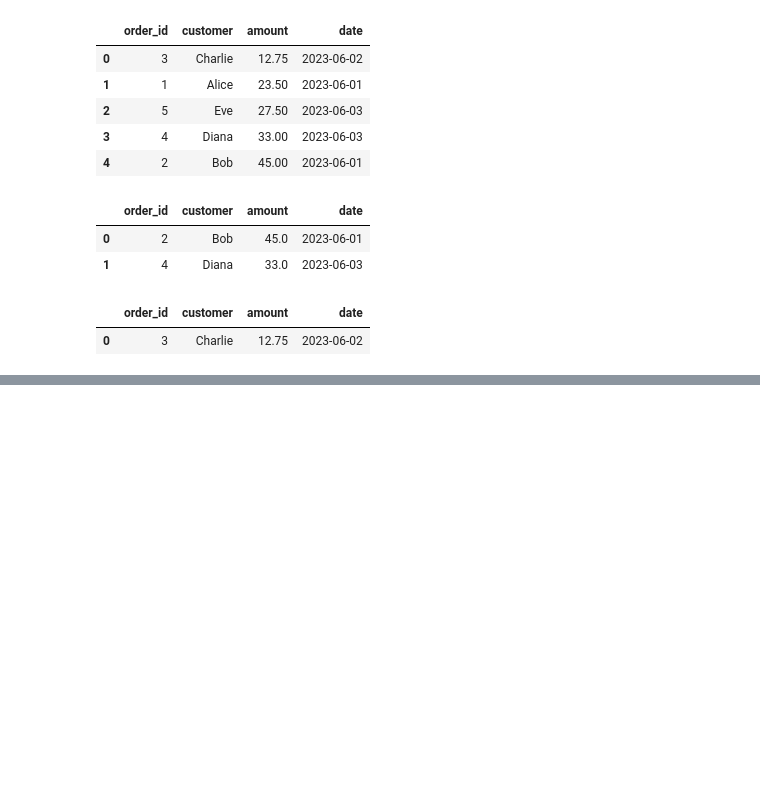
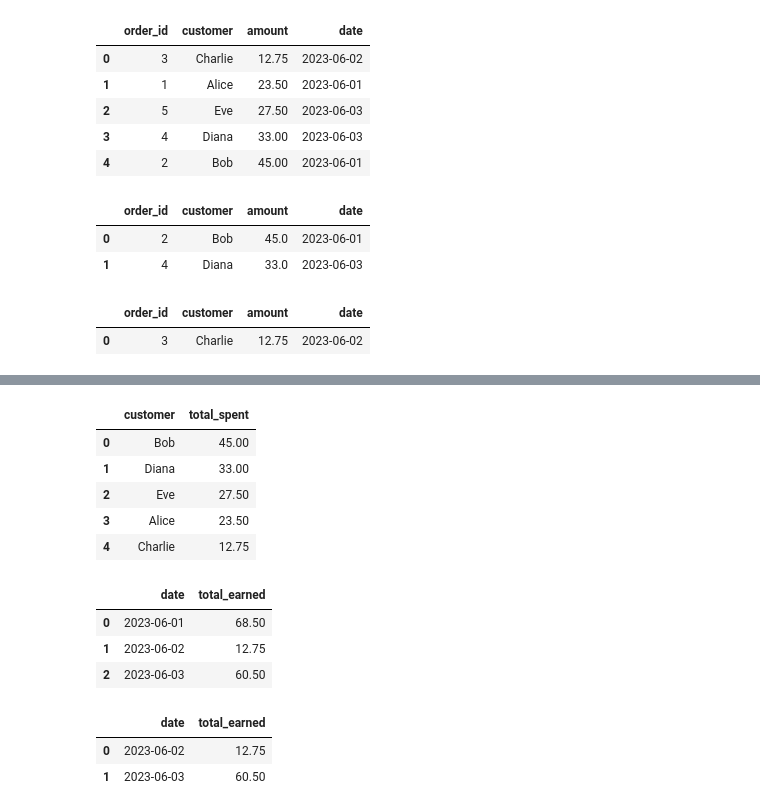
Before and after one commit to NarcisoRibeiro/Data-Analysis-Studies, a Jupyter notebook: Job-Prep-Notebook.ipynb, the cells around one changed output, grey strips where cells are left out. Cells and saved outputs as stored; diff of their text form; code cells hidden in the pictures; blank space fills up the shorter version.

```diff
--- a/Job-Prep-Notebook.ipynb
+++ b/Job-Prep-Notebook.ipynb
@@ -471,0 +523,62 @@ pd.read_sql_query('SELECT * FROM orders WHERE amount < 20 OR date < 2023-06-01',
+# %%
+# 🔹 Task 6.12 — GROUP BY + ORDER BY
+# Now write a query that returns:
+
+# Each customer
+
+# Their total amount spent
+
+# Sorted by the total amount in descending order
+
+pd.read_sql_query("""
+    SELECT customer, SUM(amount) AS total_spent
+    FROM orders
+    GROUP BY customer
+    ORDER BY total_spent DESC
+""", conn)
+# %% [output]
+|  | customer | total_spent |
+| 0 | Bob | 45.00 |
+| 1 | Diana | 33.00 |
+| 2 | Eve | 27.50 |
+| 3 | Alice | 23.50 |
+| 4 | Charlie | 12.75 |
+# %%
+#🔹 Task 6.13 — GROUP BY date
+
+# Write a query that returns:
+
+# Each order date
+
+# The total amount collected on that day
+
+pd.read_sql_query("""
+    SELECT date, SUM(amount) AS total_earned
+    FROM orders
+    GROUP BY date
+""", conn)
+# %% [output]
+|  | date | total_earned |
+| 0 | 2023-06-01 | 68.50 |
+| 1 | 2023-06-02 | 12.75 |
+| 2 | 2023-06-03 | 60.50 |
+# %%
+# 🔹 Task 6.14 — WHERE + GROUP BY
+
+# Write a query that returns:
+
+# Each date
+
+# The total amount earned on that date
+# …but only include dates after June 1st, 2023
+
+pd.read_sql_query("""
+    SELECT date, SUM(amount) AS total_earned
+    FROM orders
+    WHERE date > '2023-06-01'
+    GROUP BY date
+""", conn)
+# %% [output]
+|  | date | total_earned |
+| 0 | 2023-06-02 | 12.75 |
+| 1 | 2023-06-03 | 60.50 |
```
Also changed, not shown: parts of 6 cells of this notebook.
